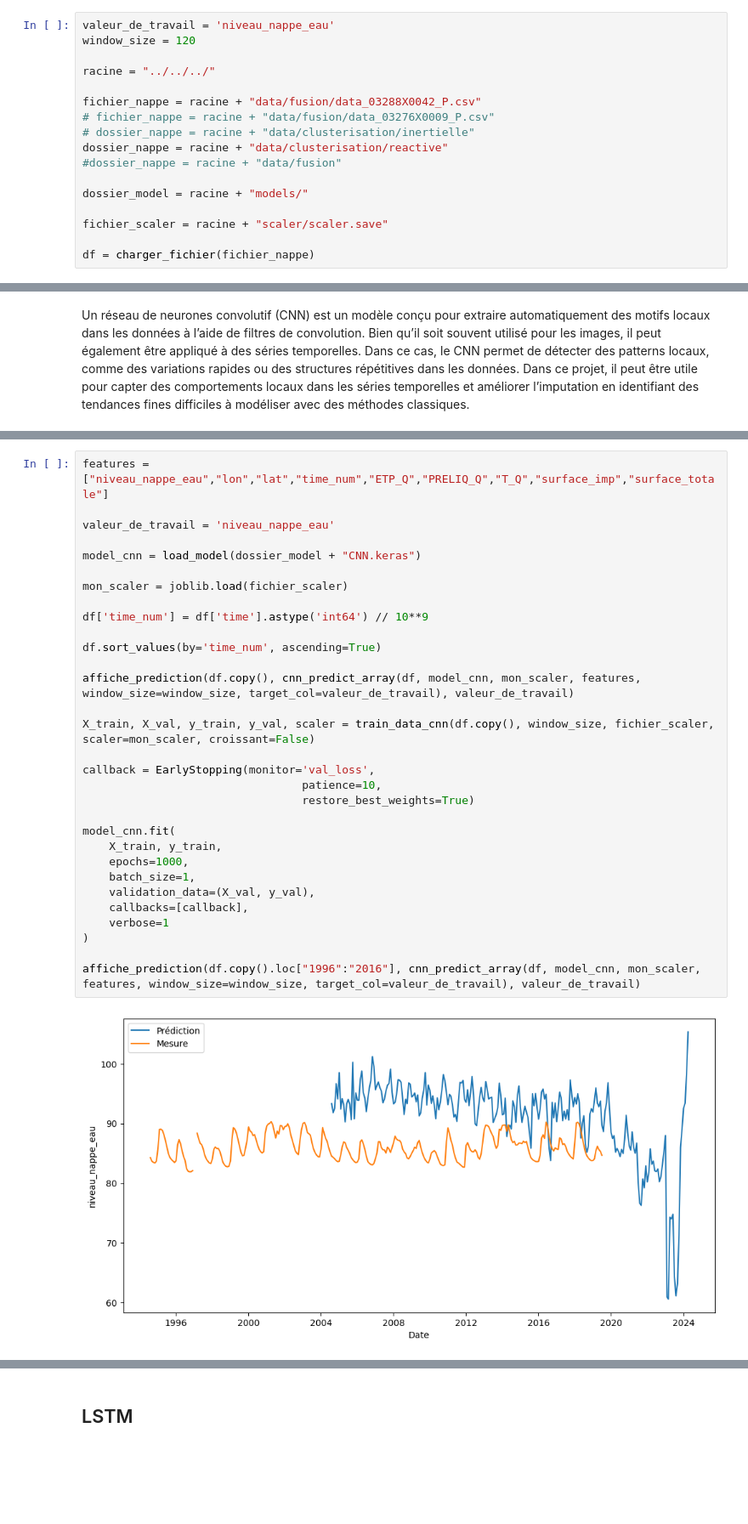
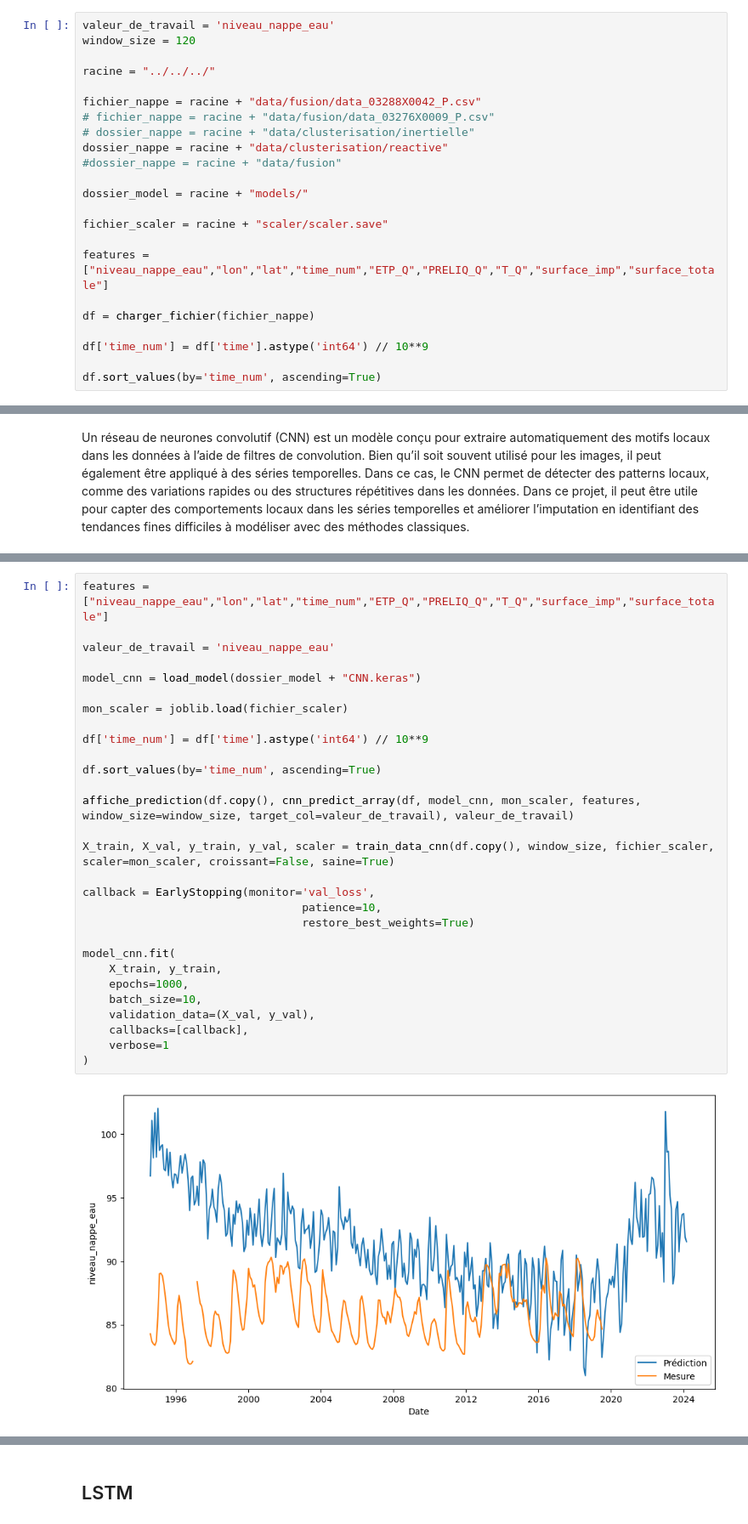
Before and after one commit to TronnoxUwU/STAGE-Junon, a Jupyter notebook: notebooks/2 - transform/methodes/reseaux_neuronnes.ipynb, the cells around one changed output, grey strips where cells are left out. Shown at 85% size. Drawn from its saved outputs; the diff is of its cells as text; blank space fills up the shorter version.

```diff
--- a/notebooks/2 - transform/methodes/reseaux_neuronnes.ipynb
+++ b/notebooks/2 - transform/methodes/reseaux_neuronnes.ipynb
@@ -34,4 +34,10 @@ dossier_model = racine + "models/"
 
 fichier_scaler = racine + "scaler/scaler.save"
 
+features = ["niveau_nappe_eau","lon","lat","time_num","ETP_Q","PRELIQ_Q","T_Q","surface_imp","surface_totale"]
+
 df = charger_fichier(fichier_nappe)
+
+df['time_num'] = df['time'].astype('int64') // 10**9
+
+df.sort_values(by='time_num', ascending=True)
@@ -74,34 +94,32 @@ Epoch 234/1000
 # %%
 features = ["niveau_nappe_eau","lon","lat","time_num","ETP_Q","PRELIQ_Q","T_Q","surface_imp","surface_totale"]
 
 valeur_de_travail = 'niveau_nappe_eau'
 
 model_cnn = load_model(dossier_model + "CNN.keras")
 
 mon_scaler = joblib.load(fichier_scaler)
 
 df['time_num'] = df['time'].astype('int64') // 10**9
 
 df.sort_values(by='time_num', ascending=True)
 
 affiche_prediction(df.copy(), cnn_predict_array(df, model_cnn, mon_scaler, features, window_size=window_size, target_col=valeur_de_travail), valeur_de_travail)
 
-X_train, X_val, y_train, y_val, scaler = train_data_cnn(df.copy(), window_size, fichier_scaler, scaler=mon_scaler, croissant=False)
+X_train, X_val, y_train, y_val, scaler = train_data_cnn(df.copy(), window_size, fichier_scaler, scaler=mon_scaler, croissant=False, saine=True)
 
 callback = EarlyStopping(monitor='val_loss',
                                  patience=10,
                                  restore_best_weights=True)
 
 model_cnn.fit(
     X_train, y_train,
     epochs=1000,
-    batch_size=1,
+    batch_size=10,
     validation_data=(X_val, y_val),
     callbacks=[callback],
     verbose=1
 )
-
-affiche_prediction(df.copy().loc["1996":"2016"], cnn_predict_array(df, model_cnn, mon_scaler, features, window_size=window_size, target_col=valeur_de_travail), valeur_de_travail)
 # %% [output]
-[figure, old version]
+[figure, new version]
 Epoch 1/1000
```
Also changed, not shown: parts of 4 cells of this notebook, 5 other files.
